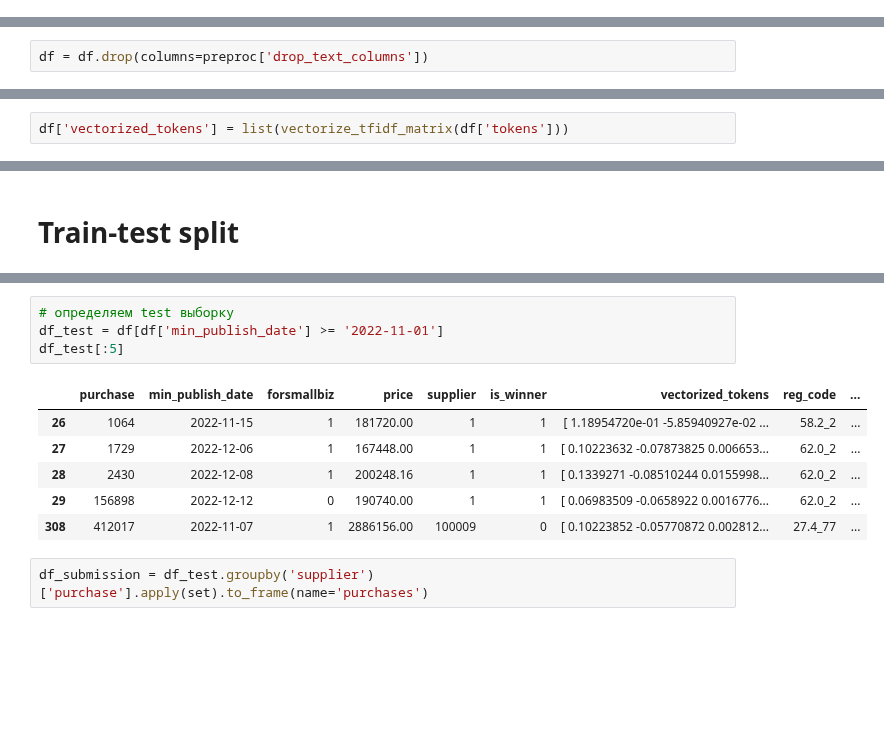
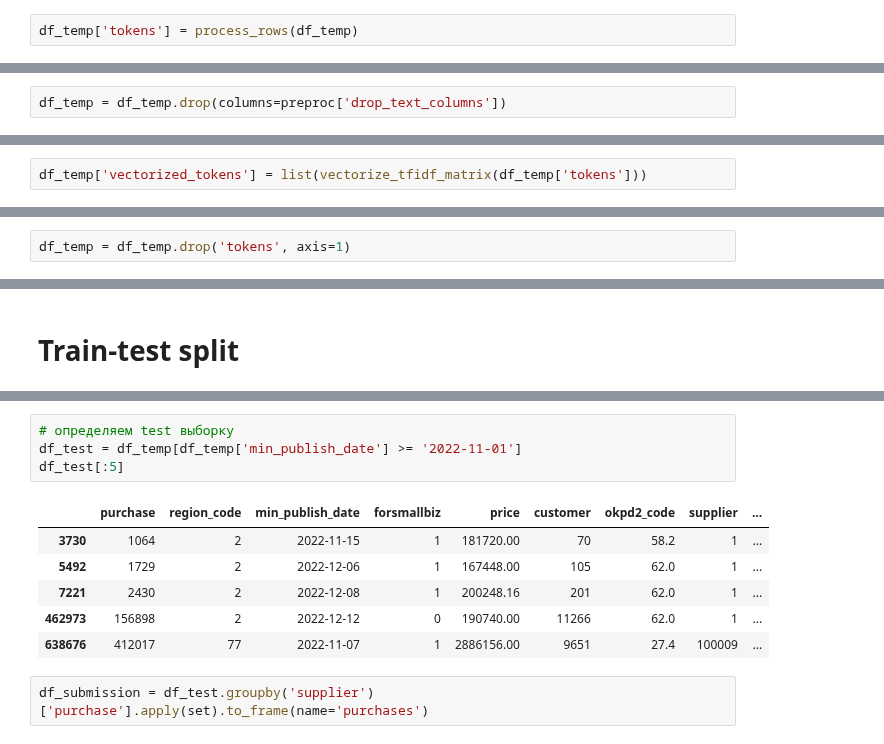
Before and after one commit to Lsdbot/Zakupki, a Jupyter notebook: notebooks/EDA.ipynb, the cells around one changed output, grey strips where cells are left out. Cells and saved outputs as stored; diff of their text form; blank space fills up the shorter version.

```diff
--- a/notebooks/EDA.ipynb
+++ b/notebooks/EDA.ipynb
@@ -731,0 +747,2 @@ df = df.drop(columns=['Unnamed: 0'])
+# %%
+df_temp['tokens'] = process_rows(df_temp)
@@ -760,5 +764,5 @@ df['tokens'] = process_rows(df)
 # %%
-df = df.drop(columns=preproc['drop_text_columns'])
+df_temp = df_temp.drop(columns=preproc['drop_text_columns'])
 # %%
 def vectorize_tfidf_matrix(df_column: pd.Series):
     """
@@ -792,4 +796,4 @@ def vectorize_tfidf_matrix(df_column: pd.Series):
     for row in tfidf_svd:
         yield row
 # %%
-df['vectorized_tokens'] = list(vectorize_tfidf_matrix(df['tokens']))
+df_temp['vectorized_tokens'] = list(vectorize_tfidf_matrix(df_temp['tokens']))
@@ -821,0 +800,2 @@ df = df.astype(preproc['change_type_columns'])
+# %%
+df_temp = df_temp.drop('tokens', axis=1)
@@ -857,14 +844,14 @@ df_train[:5]
 # %%
 # определяем test выборку
-df_test = df[df['min_publish_date'] >= '2022-11-01']
+df_test = df_temp[df_temp['min_publish_date'] >= '2022-11-01']
 df_test[:5]
 # %% [output]
-|  | purchase | min_publish_date | forsmallbiz | price | supplier | is_winner | vectorized_tokens | reg_code | ... |
-| 26 | 1064 | 2022-11-15 | 1 | 181720.00 | 1 | 1 | [ 1.18954720e-01 -5.85940927e-02 ... | 58.2_2 | ... |
-| 27 | 1729 | 2022-12-06 | 1 | 167448.00 | 1 | 1 | [ 0.10223632 -0.07873825 0.006653... | 62.0_2 | ... |
-| 28 | 2430 | 2022-12-08 | 1 | 200248.16 | 1 | 1 | [ 0.1339271 -0.08510244 0.0155998... | 62.0_2 | ... |
-| 29 | 156898 | 2022-12-12 | 0 | 190740.00 | 1 | 1 | [ 0.06983509 -0.0658922 0.0016776... | 62.0_2 | ... |
-| 308 | 412017 | 2022-11-07 | 1 | 2886156.00 | 100009 | 0 | [ 0.10223852 -0.05770872 0.002812... | 27.4_77 | ... |
+|  | purchase | region_code | min_publish_date | forsmallbiz | price | customer | okpd2_code | supplier | ... |
+| 3730 | 1064 | 2 | 2022-11-15 | 1 | 181720.00 | 70 | 58.2 | 1 | ... |
+| 5492 | 1729 | 2 | 2022-12-06 | 1 | 167448.00 | 105 | 62.0 | 1 | ... |
+| 7221 | 2430 | 2 | 2022-12-08 | 1 | 200248.16 | 201 | 62.0 | 1 | ... |
+| 462973 | 156898 | 2 | 2022-12-12 | 0 | 190740.00 | 11266 | 62.0 | 1 | ... |
+| 638676 | 412017 | 77 | 2022-11-07 | 1 | 2886156.00 | 9651 | 27.4 | 100009 | ... |
 # %%
 df_submission = df_test.groupby('supplier')['purchase'].apply(set).to_frame(name='purchases')
 # %%
```
Also changed, not shown: parts of 39 cells of this notebook, 3 other files.
